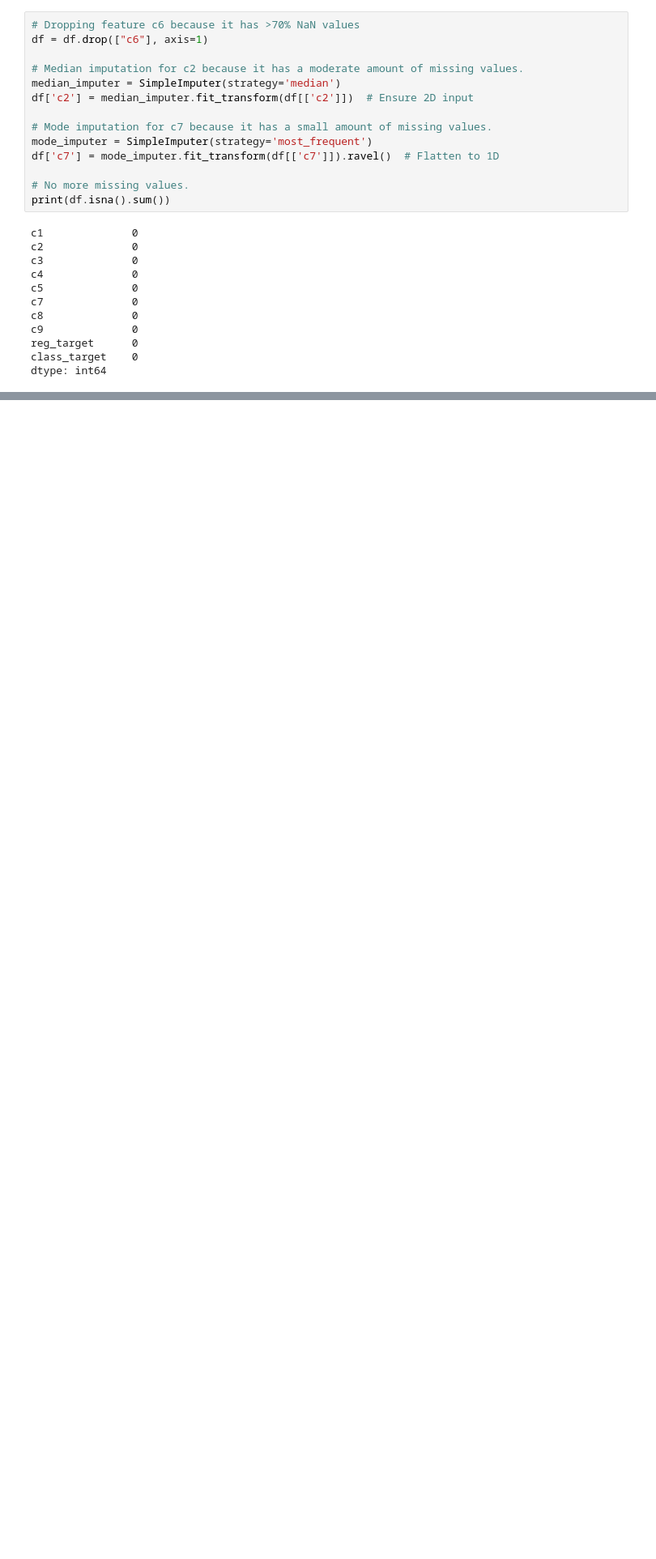
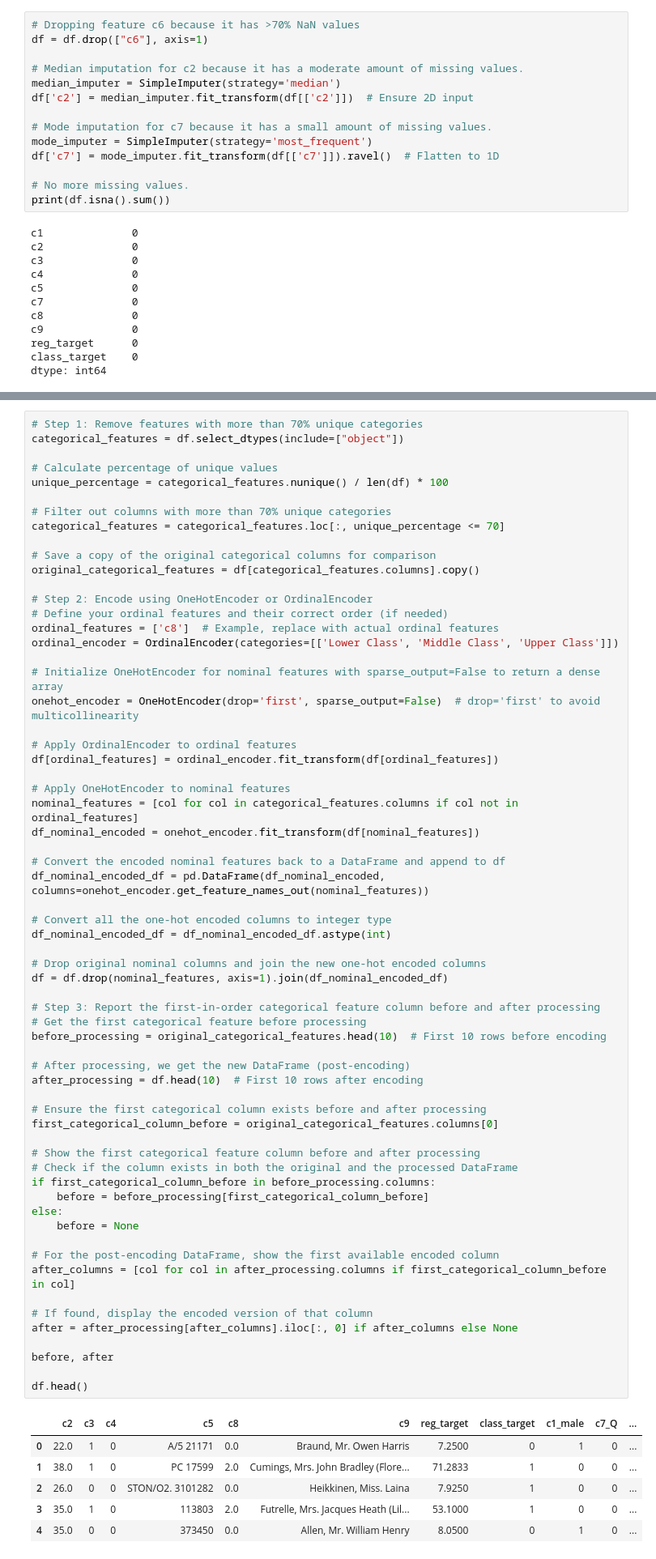
Before and after one commit to AnSloge/HKUST-COMP4211-Programming-Assignment-1, a Jupyter notebook: analysis.ipynb, the cells around one changed output, grey strips where cells are left out. Shown: that part at 81% size. Drawn from its saved outputs; the diff is of its cells as text; blank space fills up the shorter version.

```diff
--- a/analysis.ipynb
+++ b/analysis.ipynb
@@ -363,0 +392,70 @@ print(df[first_feature + '_robust'].head(10))
+# %%
+# Step 1: Remove features with more than 70% unique categories
+categorical_features = df.select_dtypes(include=["object"])
+
+# Calculate percentage of unique values
+unique_percentage = categorical_features.nunique() / len(df) * 100
+
+# Filter out columns with more than 70% unique categories
+categorical_features = categorical_features.loc[:, unique_percentage <= 70]
+
+# Save a copy of the original categorical columns for comparison
+original_categorical_features = df[categorical_features.columns].copy()
+
+# Step 2: Encode using OneHotEncoder or OrdinalEncoder
+# Define your ordinal features and their correct order (if needed)
+ordinal_features = ['c8']  # Example, replace with actual ordinal features
+ordinal_encoder = OrdinalEncoder(categories=[['Lower Class', 'Middle Class', 'Upper Class']])
+
+# Initialize OneHotEncoder for nominal features with sparse_output=False to return a dense array
+onehot_encoder = OneHotEncoder(drop='first', sparse_output=False)  # drop='first' to avoid multicollinearity
+
+# Apply OrdinalEncoder to ordinal features
+df[ordinal_features] = ordinal_encoder.fit_transform(df[ordinal_features])
+
+# Apply OneHotEncoder to nominal features
+nominal_features = [col for col in categorical_features.columns if col not in ordinal_features]
+df_nominal_encoded = onehot_encoder.fit_transform(df[nominal_features])
+
+# Convert the encoded nominal features back to a DataFrame and append to df
+df_nominal_encoded_df = pd.DataFrame(df_nominal_encoded, columns=onehot_encoder.get_feature_names_out(nominal_features))
+
+# Convert all the one-hot encoded columns to integer type
+df_nominal_encoded_df = df_nominal_encoded_df.astype(int)
+
+# Drop original nominal columns and join the new one-hot encoded columns
+df = df.drop(nominal_features, axis=1).join(df_nominal_encoded_df)
+
+# Step 3: Report the first-in-order categorical feature column before and after processing
+# Get the first categorical feature before processing
+before_processing = original_categorical_features.head(10)  # First 10 rows before encoding
+
+# After processing, we get the new DataFrame (post-encoding)
+after_processing = df.head(10)  # First 10 rows after encoding
+
+# Ensure the first categorical column exists before and after processing
+first_categorical_column_before = original_categorical_features.columns[0]
+
+# Show the first categorical feature column before and after processing
+# Check if the column exists in both the original and the processed DataFrame
+if first_categorical_column_before in before_processing.columns:
+    before = before_processing[first_categorical_column_before]
+else:
+    before = None
+
+# For the post-encoding DataFrame, show the first available encoded column
+after_columns = [col for col in after_processing.columns if first_categorical_column_before in col]
+
+# If found, display the encoded version of that column
+after = after_processing[after_columns].iloc[:, 0] if after_columns else None
+
+before, after
+
+df.head()
+# %% [output]
+|  | c2 | c3 | c4 | c5 | c8 | c9 | reg_target | class_target | c1_male | c7_Q | ... |
+| 0 | 22.0 | 1 | 0 | A/5 21171 | 0.0 | Braund, Mr. Owen Harris | 7.2500 | 0 | 1 | 0 | ... |
+| 1 | 38.0 | 1 | 0 | PC 17599 | 2.0 | Cumings, Mrs. John Bradley (Flore... | 71.2833 | 1 | 0 | 0 | ... |
+| 2 | 26.0 | 0 | 0 | STON/O2. 3101282 | 0.0 | Heikkinen, Miss. Laina | 7.9250 | 1 | 0 | 0 | ... |
+| 3 | 35.0 | 1 | 0 | 113803 | 2.0 | Futrelle, Mrs. Jacques Heath (Lil... | 53.1000 | 1 | 0 | 0 | ... |
+| 4 | 35.0 | 0 | 0 | 373450 | 0.0 | Allen, Mr. William Henry | 8.0500 | 0 | 1 | 0 | ... |
```
Also changed, not shown: parts of 11 cells of this notebook, 1 other file.
